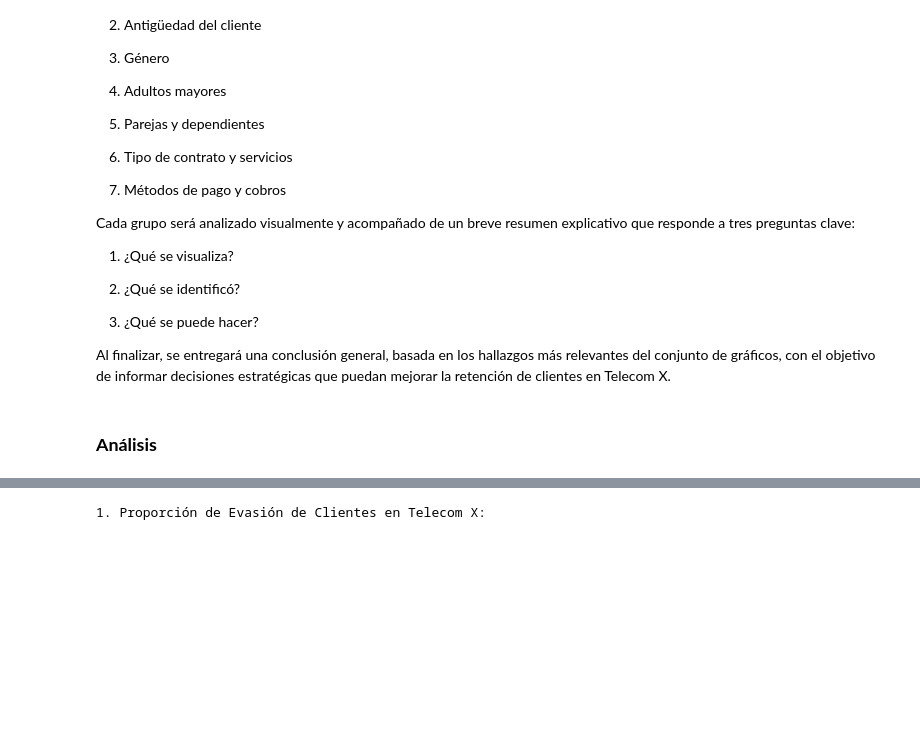
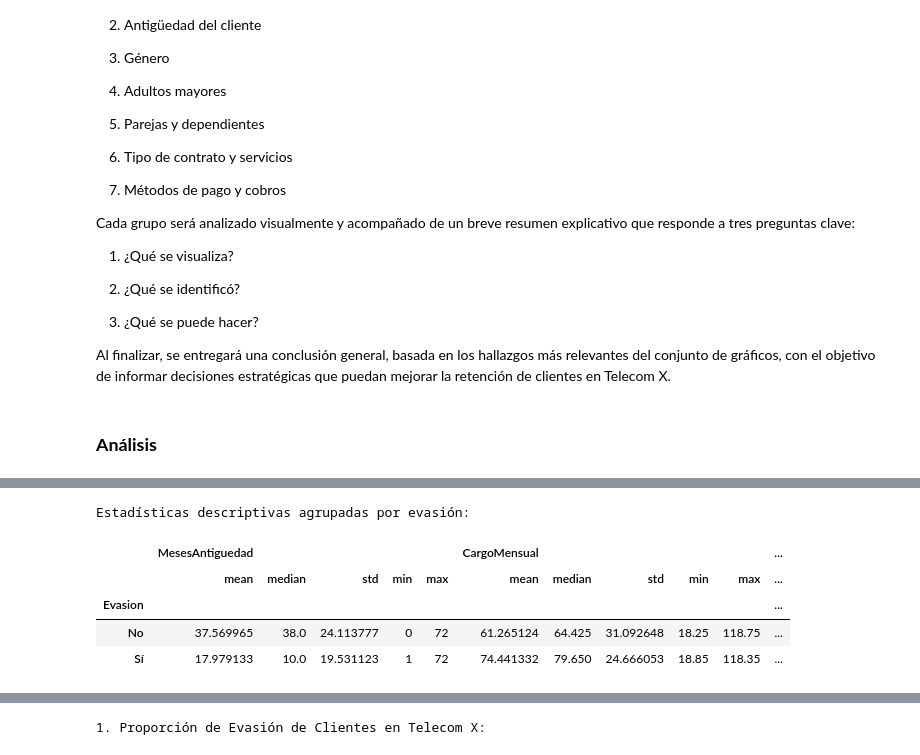
Before and after one commit to DanielRaiicHu/TelecomX, a Jupyter notebook: TelecomX.ipynb, the cells around one changed output, grey strips where cells are left out. Drawn from its saved outputs; the diff is of its cells as text; code cells hidden in the pictures; blank space fills up the shorter version.

```diff
--- a/TelecomX.ipynb
+++ b/TelecomX.ipynb
@@ -2414,0 +2432,11 @@ Al finalizar, se entregará una conclusión general, basada en los hallazgos má
+# %%
+# Estadísticas agrupadas por estado de evasión
+print("Estadísticas descriptivas agrupadas por evasión:")
+df.groupby('Evasion')[['MesesAntiguedad', 'CargoMensual', 'CargoTotal']].agg(['mean', 'median', 'std', 'min', 'max'])
+# %% [output]
+Estadísticas descriptivas agrupadas por evasión:
+|  | MesesAntiguedad |  |  |  |  | CargoMensual |  |  |  |  | ... |
+|  | mean | median | std | min | max | mean | median | std | min | max | ... |
+| Evasion |  |  |  |  |  |  |  |  |  |  | ... |
+| No | 37.569965 | 38.0 | 24.113777 | 0 | 72 | 61.265124 | 64.425 | 31.092648 | 18.25 | 118.75 | ... |
+| Sí | 17.979133 | 10.0 | 19.531123 | 1 | 72 | 74.441332 | 79.650 | 24.666053 | 18.85 | 118.35 | ... |
```
Also changed, not shown: parts of 11 cells of this notebook.
